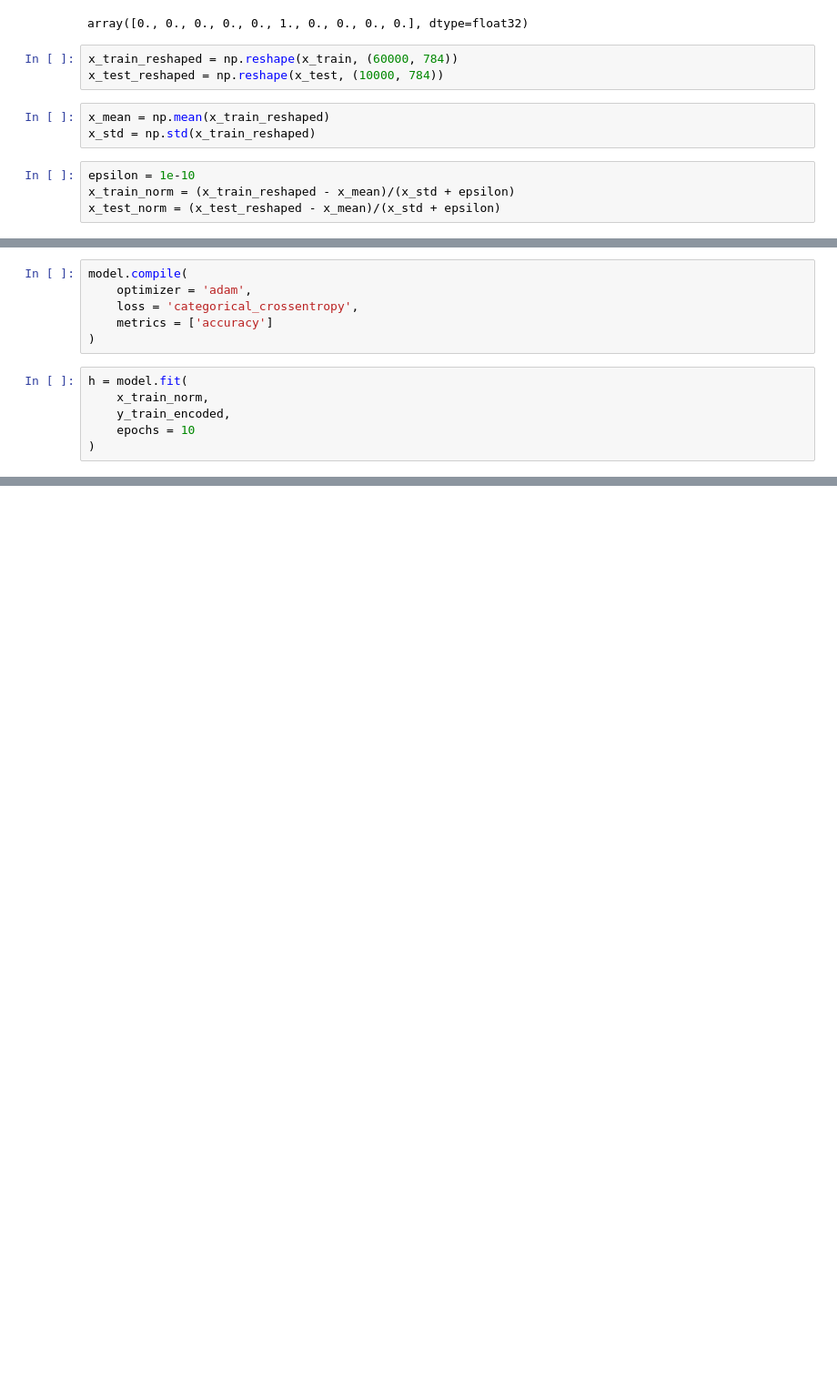
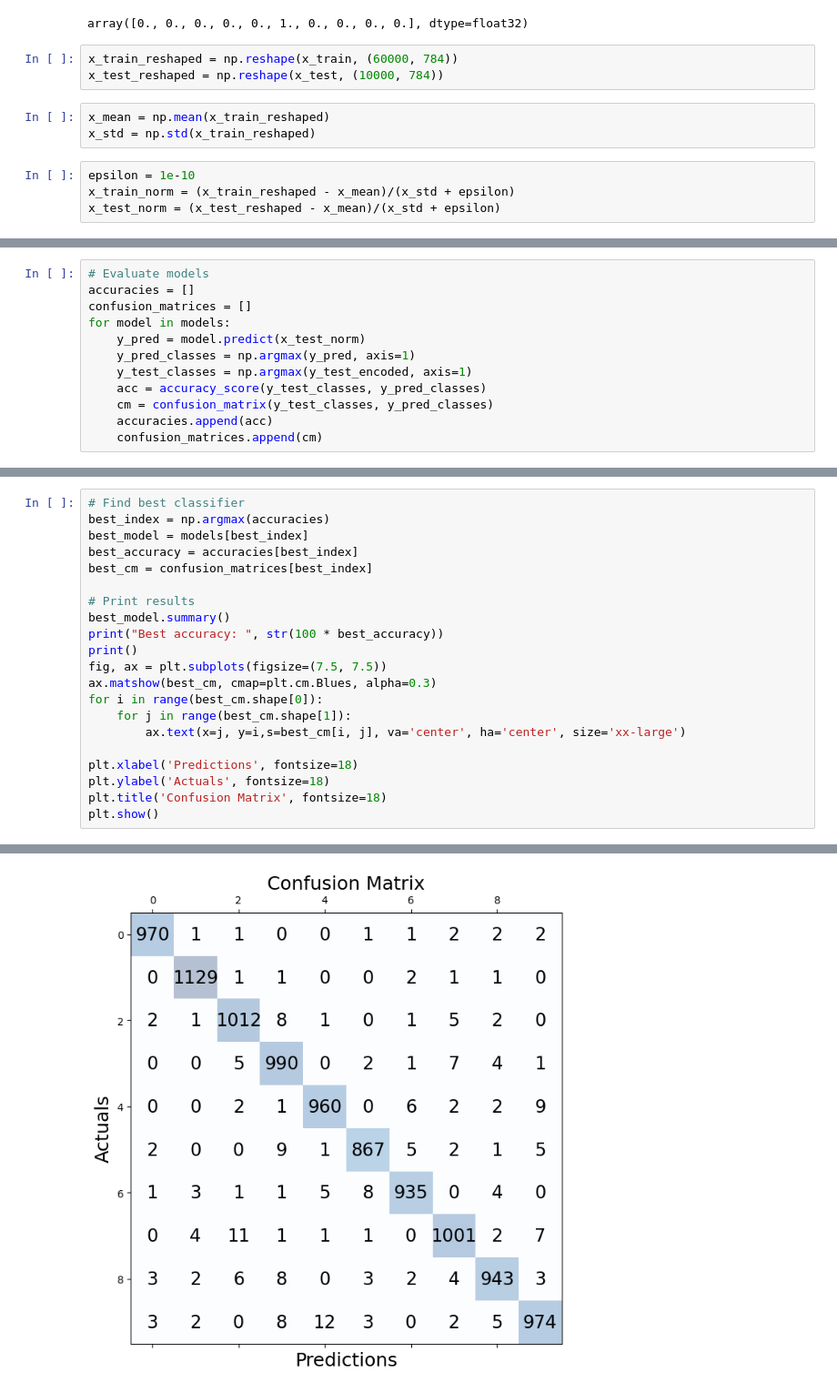
Before and after one commit to Dhairya44/NaiveBayes-NeuralNetwork, a Jupyter notebook: main_2.ipynb, the cells around one changed output, grey strips where cells are left out. Shown: that part at 91% size. Drawn from its saved outputs; the diff is of its cells as text; blank space fills up the shorter version.

```diff
--- a/main_2.ipynb
+++ b/main_2.ipynb
@@ -52,12 +44,0 @@ model = Sequential([
-# %%
-model.compile(
-    optimizer = 'adam',
-    loss = 'categorical_crossentropy',
-    metrics = ['accuracy']
-)
-# %%
-h = model.fit(
-    x_train_norm,
-    y_train_encoded,
-    epochs = 10
-)
@@ -94,0 +87,12 @@ test set accuracy:  97.75000214576721
+# %%
+# Evaluate models
+accuracies = []
+confusion_matrices = []
+for model in models:
+    y_pred = model.predict(x_test_norm)
+    y_pred_classes = np.argmax(y_pred, axis=1)
+    y_test_classes = np.argmax(y_test_encoded, axis=1)
+    acc = accuracy_score(y_test_classes, y_pred_classes)
+    cm = confusion_matrix(y_test_classes, y_pred_classes)
+    accuracies.append(acc)
+    confusion_matrices.append(cm)
@@ -94,0 +112,22 @@ test set accuracy:  97.75000214576721
+# %%
+# Find best classifier
+best_index = np.argmax(accuracies)
+best_model = models[best_index]
+best_accuracy = accuracies[best_index]
+best_cm = confusion_matrices[best_index]
+
+# Print results
+best_model.summary()
+print("Best accuracy: ", str(100 * best_accuracy))
+print()
+fig, ax = plt.subplots(figsize=(7.5, 7.5))
+ax.matshow(best_cm, cmap=plt.cm.Blues, alpha=0.3)
+for i in range(best_cm.shape[0]):
+    for j in range(best_cm.shape[1]):
+        ax.text(x=j, y=i,s=best_cm[i, j], va='center', ha='center', size='xx-large')
+
+plt.xlabel('Predictions', fontsize=18)
+plt.ylabel('Actuals', fontsize=18)
+plt.title('Confusion Matrix', fontsize=18)
+plt.show()
+# %% [output]
@@ -94,0 +150 @@ test set accuracy:  97.75000214576721
+[figure, added]
```
Also changed, not shown: parts of 13 cells of this notebook, 3 other files.
